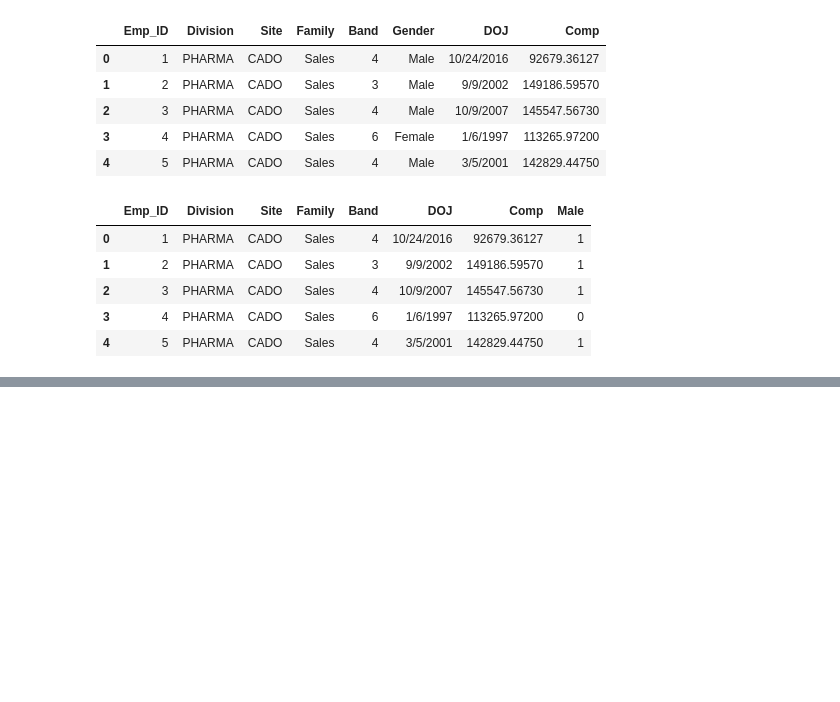
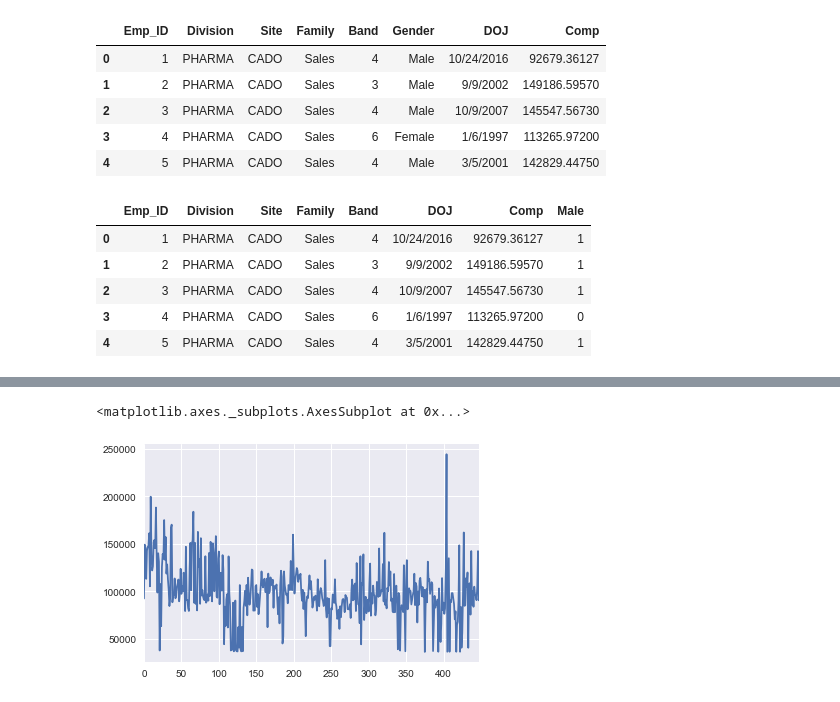
Before and after one commit to MonicaJain16/Python, a Jupyter notebook: Analytics Vidya Learning session.ipynb, the cells around one changed output, grey strips where cells are left out. Drawn from its saved outputs; the diff is of its cells as text; code cells hidden in the pictures; blank space fills up the shorter version.

```diff
--- a/Analytics Vidya Learning session.ipynb
+++ b/Analytics Vidya Learning session.ipynb
@@ -133,0 +239,6 @@ pay_equity_new['Tenure'] = pay_equity
+# %%
+# checking distribution
+pay_equity3['Comp'].plot()
+# %% [output]
+<matplotlib.axes._subplots.AxesSubplot at 0x...>
+[figure, added]
```
Also changed, not shown: parts of 20 cells of this notebook.
